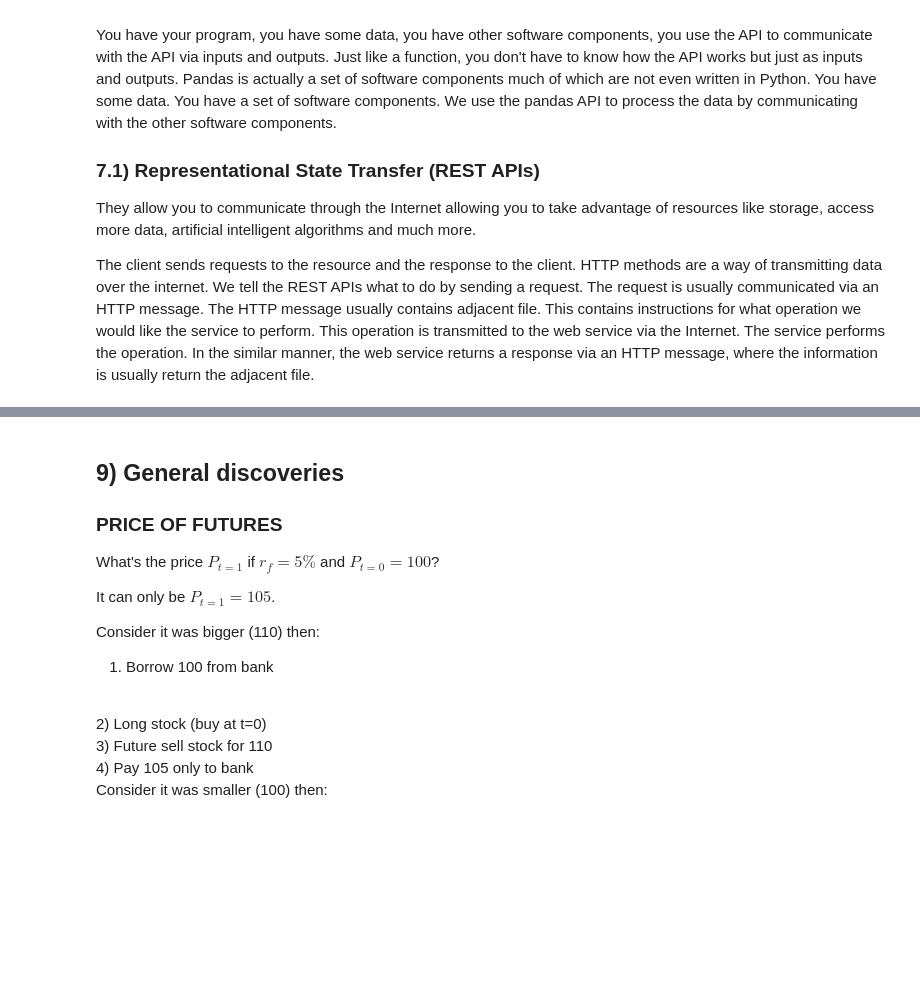
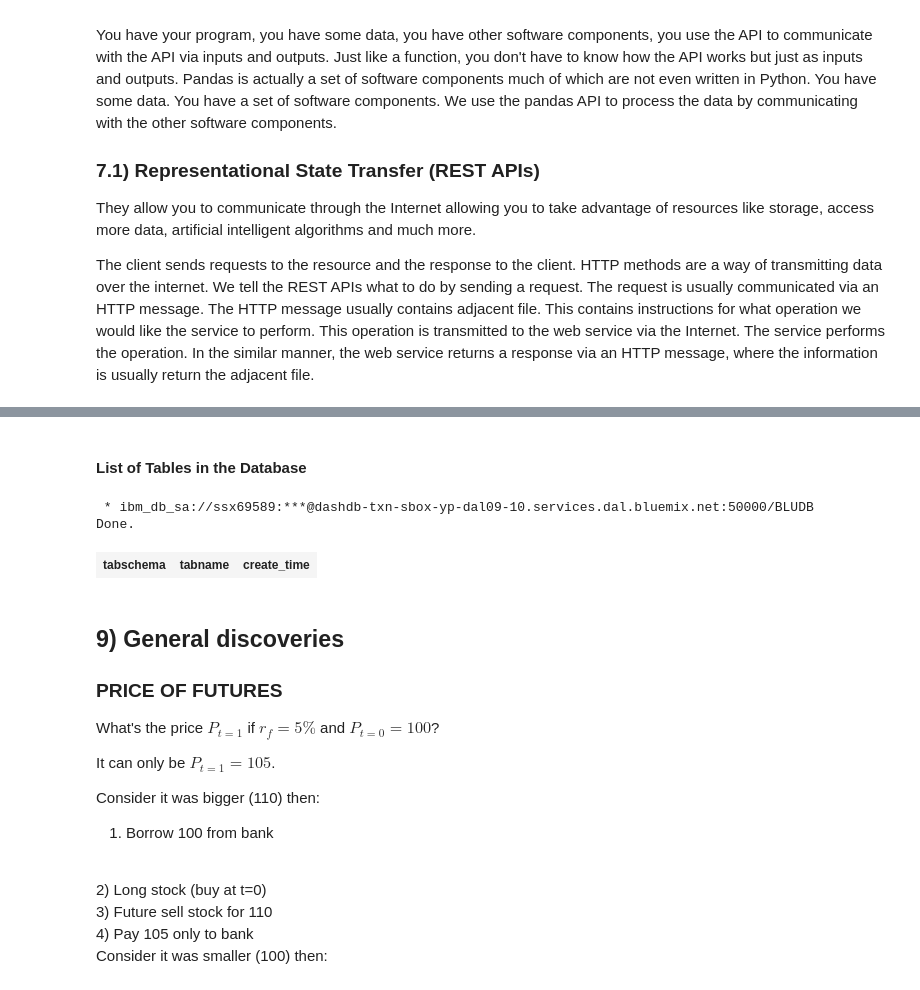
Before and after one commit to hheimpel/Python_samples, a Jupyter notebook: General_Python.ipynb, the cells around one changed output, grey strips where cells are left out. Saved outputs shown, nothing was run; the diff lists cells and outputs as text; code cells hidden in the pictures; blank space fills up the shorter version.

```diff
--- a/General_Python.ipynb
+++ b/General_Python.ipynb
@@ -1548 +2081,13 @@ bulls_games_DF.head()
+# %% [markdown]
+#### List of Tables in the Database
+# %%
+%%sql
+
+select TABSCHEMA, TABNAME, CREATE_TIME
+    from  syscat.tables
+    where tabschema = 'ssx69589'
+# %% [output]
+ * ibm_db_sa://ssx69589:***@dashdb-txn-sbox-yp-dal09-10.services.dal.bluemix.net:50000/BLUDB
+Done.
+| tabschema | tabname | create_time |
 # %% [markdown]
```
Also changed, not shown: parts of 22 cells of this notebook.
